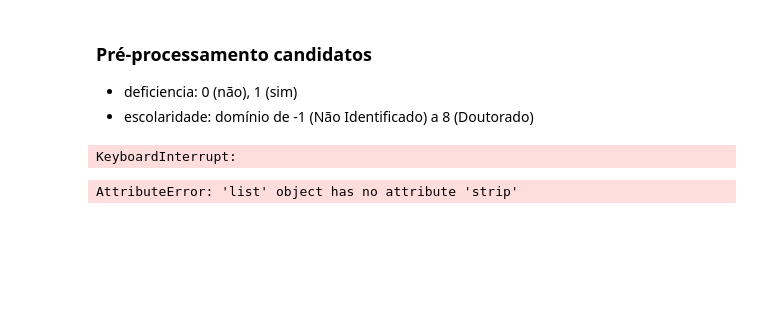
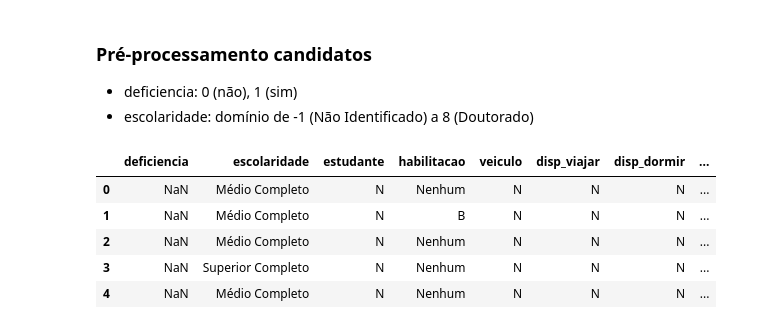
Before and after one commit to abmorte/match-emprego, a Jupyter notebook: pre-processamento.ipynb, the cells around one changed output. Drawn from its saved outputs; the diff is of its cells as text; code cells hidden in the pictures; blank space fills up the shorter version.

```diff
--- a/pre-processamento.ipynb
+++ b/pre-processamento.ipynb
@@ -71,10 +74,18 @@ df_vagas
 - deficiencia: 0 (não), 1 (sim)
 - escolaridade: domínio de -1 (Não Identificado) a 8 (Doutorado)
 # %%
+"""
+Datasets de vagas e candidatos obtido no SINE aberto: http://sineaberto.economia.gov.br/
+"""
 df_candidatos = pd.read_excel('data/candidatos-pr.xlsx')
 df_candidatos.head() #2m 53.6s
 # %% [output]
-KeyboardInterrupt:
+|  | deficiencia | escolaridade | estudante | habilitacao | veiculo | disp_viajar | disp_dormir | ... |
+| 0 | NaN | Médio Completo | N | Nenhum | N | N | N | ... |
+| 1 | NaN | Médio Completo | N | B | N | N | N | ... |
+| 2 | NaN | Médio Completo | N | Nenhum | N | N | N | ... |
+| 3 | NaN | Superior Completo | N | Nenhum | N | N | N | ... |
+| 4 | NaN | Médio Completo | N | Nenhum | N | N | N | ... |
 # %%
 import re
 
@@ -143,11 +157,9 @@ df_candidatos = df_candidatos[df_candidatos.ocupacao_pretendida != '']
 
 df_candidatos.count()
 
-for index, row in df_candidatos.iterrows():
-    df_candidatos.at[index, 'ocupacao_pretendida'] = getOcupacoes(row['ocupacao_pretendida'].strip())
+# for index, row in df_candidatos.iterrows():
+# df_candidatos.at[index, 'ocupacao_pretendida'] = getOcupacoes(row['ocupacao_pretendida'].strip())
 
 
 # df_candidatos.to_excel('data/candidatos-pr.xlsx')
 # df_candidatos
-# %% [output]
-AttributeError: 'list' object has no attribute 'strip'
```
Also changed, not shown: parts of 3 cells of this notebook, 11 other files.
